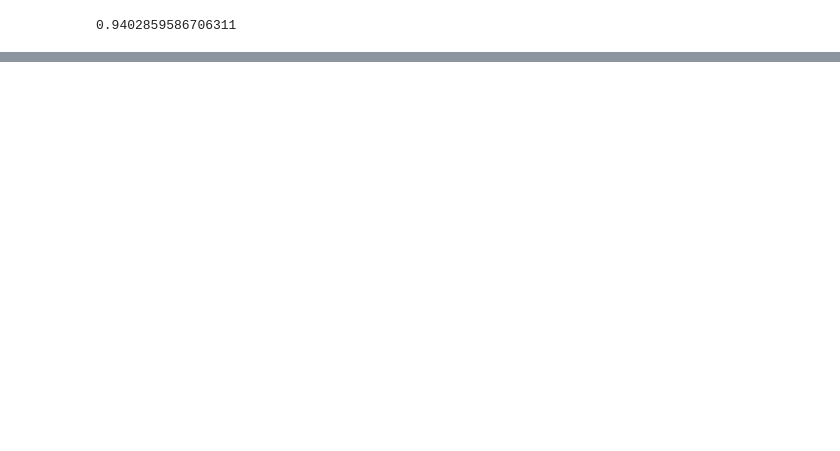
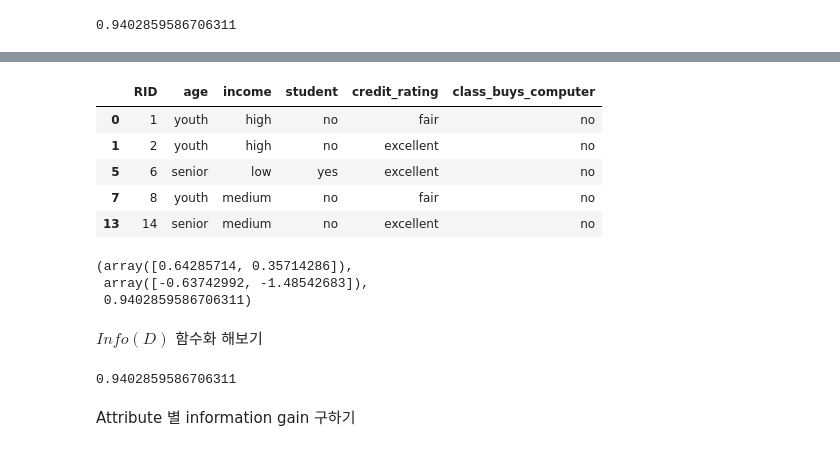
Before and after one commit to ppurify/ML, a Jupyter notebook: TIL/DecisionTree/DecisionTree.ipynb, the cells around one changed output, grey strips where cells are left out. Saved outputs shown, nothing was run; the diff lists cells and outputs as text; code cells hidden in the pictures; blank space fills up the shorter version.

```diff
--- a/TIL/DecisionTree/DecisionTree.ipynb
+++ b/TIL/DecisionTree/DecisionTree.ipynb
@@ -135,0 +243,22 @@ $\Rightarrow$ Outlier에 이점
+# %%
+not_buy
+# %% [output]
+|  | RID | age | income | student | credit_rating | class_buys_computer |
+| 0 | 1 | youth | high | no | fair | no |
+| 1 | 2 | youth | high | no | excellent | no |
+| 5 | 6 | senior | low | yes | excellent | no |
+| 7 | 8 | youth | medium | no | fair | no |
+| 13 | 14 | senior | medium | no | excellent | no |
+# %%
+x = np.array([len(buy) / len(pd_data), len(not_buy) / len(pd_data)])
+y = np.log2(x)
+
+info_all = -sum( x * y)
+
+x, y, info_all
+# %% [output]
+(array([0.64285714, 0.35714286]),
+ array([-0.63742992, -1.48542683]),
+ 0.9402859586706311)
+# %% [markdown]
+$Info(D)$ 함수화 해보기
@@ -135,0 +274,6 @@ $\Rightarrow$ Outlier에 이점
+# %%
+get_info(pd_data)
+# %% [output]
+0.9402859586706311
+# %% [markdown]
+Attribute 별 information gain 구하기
```
Also changed, not shown: parts of 29 cells of this notebook.
